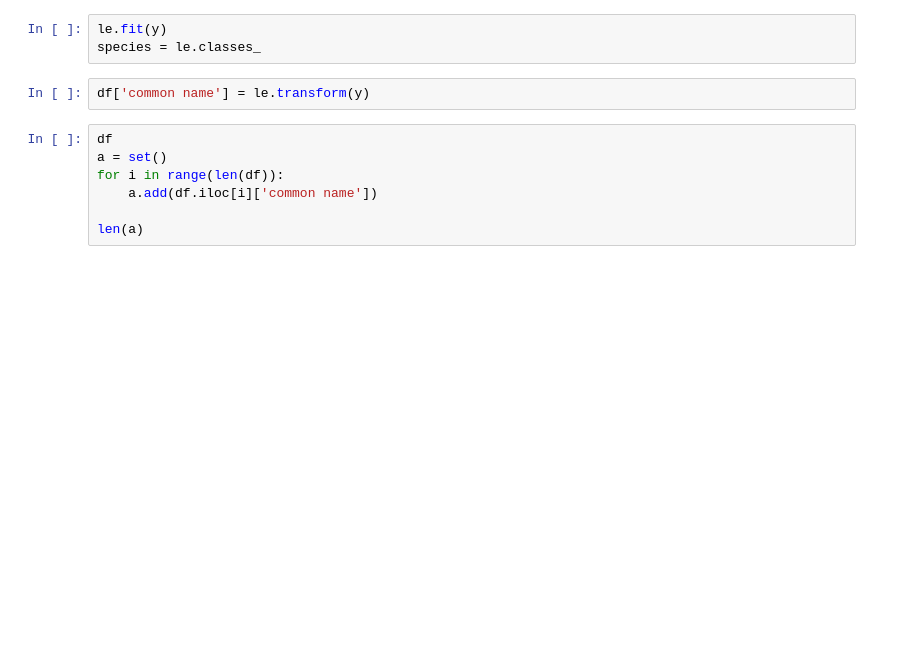
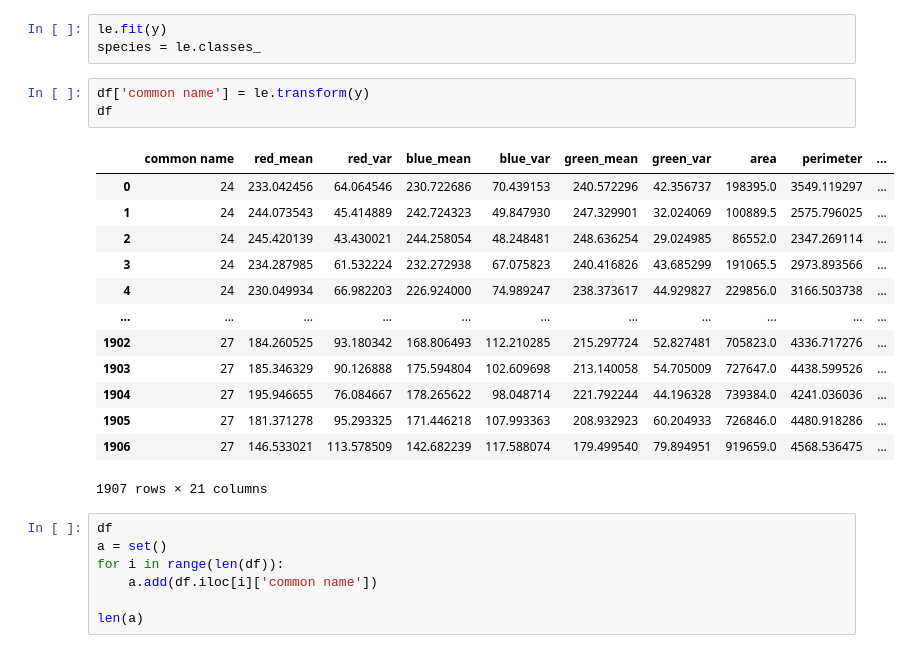
Before and after one commit to thesuhas/Leaf-Classification-Medicinal, a Jupyter notebook: svc.ipynb, the cells around one changed output. Saved outputs shown, nothing was run; the diff lists cells and outputs as text; blank space fills up the shorter version.

```diff
--- a/svc.ipynb
+++ b/svc.ipynb
@@ -44,6 +63,21 @@ le.fit(y)
 species = le.classes_
 # %%
 df['common name'] = le.transform(y)
+df
+# %% [output]
+|  | common name | red_mean | red_var | blue_mean | blue_var | green_mean | green_var | area | perimeter | ... |
+| 0 | 24 | 233.042456 | 64.064546 | 230.722686 | 70.439153 | 240.572296 | 42.356737 | 198395.0 | 3549.119297 | ... |
+| 1 | 24 | 244.073543 | 45.414889 | 242.724323 | 49.847930 | 247.329901 | 32.024069 | 100889.5 | 2575.796025 | ... |
+| 2 | 24 | 245.420139 | 43.430021 | 244.258054 | 48.248481 | 248.636254 | 29.024985 | 86552.0 | 2347.269114 | ... |
+| 3 | 24 | 234.287985 | 61.532224 | 232.272938 | 67.075823 | 240.416826 | 43.685299 | 191065.5 | 2973.893566 | ... |
+| 4 | 24 | 230.049934 | 66.982203 | 226.924000 | 74.989247 | 238.373617 | 44.929827 | 229856.0 | 3166.503738 | ... |
+| ... | ... | ... | ... | ... | ... | ... | ... | ... | ... | ... |
+| 1902 | 27 | 184.260525 | 93.180342 | 168.806493 | 112.210285 | 215.297724 | 52.827481 | 705823.0 | 4336.717276 | ... |
+| 1903 | 27 | 185.346329 | 90.126888 | 175.594804 | 102.609698 | 213.140058 | 54.705009 | 727647.0 | 4438.599526 | ... |
+| 1904 | 27 | 195.946655 | 76.084667 | 178.265622 | 98.048714 | 221.792244 | 44.196328 | 739384.0 | 4241.036036 | ... |
+| 1905 | 27 | 181.371278 | 95.293325 | 171.446218 | 107.993363 | 208.932923 | 60.204933 | 726846.0 | 4480.918286 | ... |
+| 1906 | 27 | 146.533021 | 113.578509 | 142.682239 | 117.588074 | 179.499540 | 79.894951 | 919659.0 | 4568.536475 | ... |
+1907 rows × 21 columns
 # %%
 df
 a = set()
```
Also changed, not shown: parts of 18 cells of this notebook.
